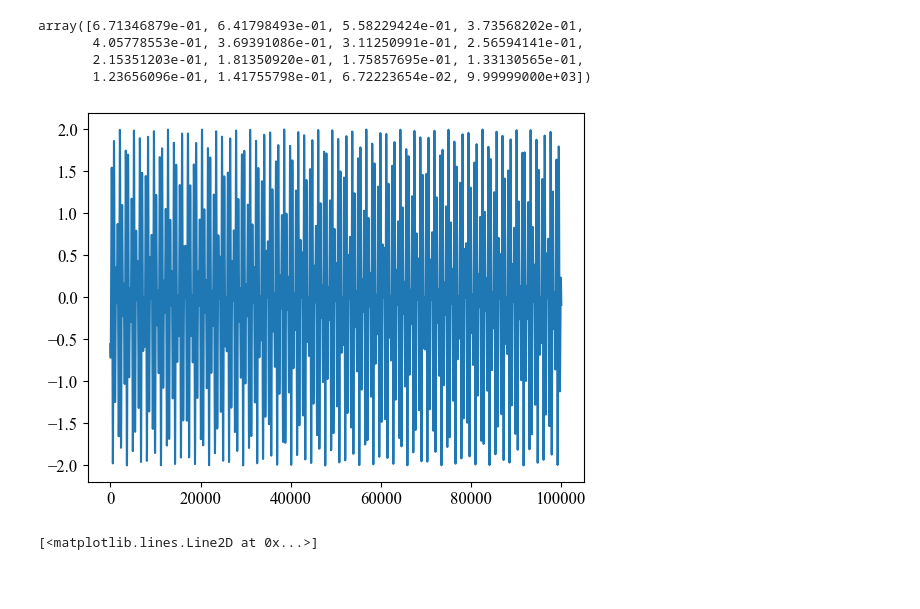
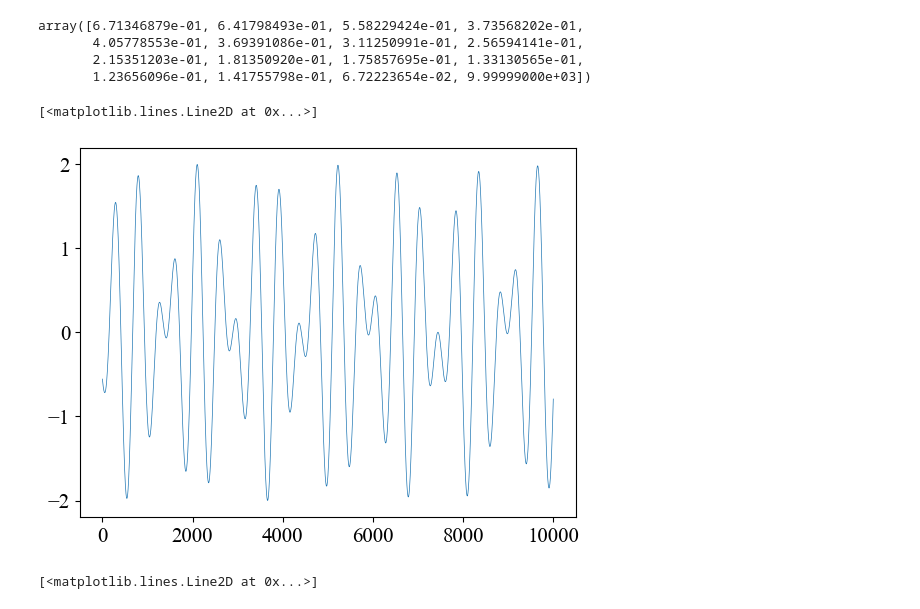
Before and after one commit to hibiki-kato/AR_model, a Jupyter notebook: py/edit_npy.ipynb, the cells around one changed output. Saved outputs shown, nothing was run; the diff lists cells and outputs as text; code cells hidden in the pictures; blank space fills up the shorter version.

```diff
--- a/py/edit_npy.ipynb
+++ b/py/edit_npy.ipynb
@@ -17,14 +17,15 @@ array([6.71346879e-01, 6.41798493e-01, 5.58229424e-01, 3.73568202e-01,
 # %%
 #sin t を生成
 start = 100
-sec = 1000
+sec = 100
 dt = 0.01
 sin = np.sin(np.arange(start, start+sec, dt))
 sin += np.sin(np.sqrt(2)*np.arange(start, start+sec, dt))
-plt.plot(sin)
-np.save(f"../sin/sin{sec}sec_dt={dt}_merged.npy", sin)
+plt.plot(sin, lw=0.5)
+# np.save(f"../sin/sin{sec}sec_dt={dt}_merged.npy", sin)
 # %% [output]
+[<matplotlib.lines.Line2D at 0x...>]
-[figure, old version]
+[figure, new version]
 # %%
 plt.plot(np.load("../lorenz-upos/dat-upo-T12.692183z-periodic.npy"))
 # %% [output]
```
Also changed, not shown: 24 other files.
